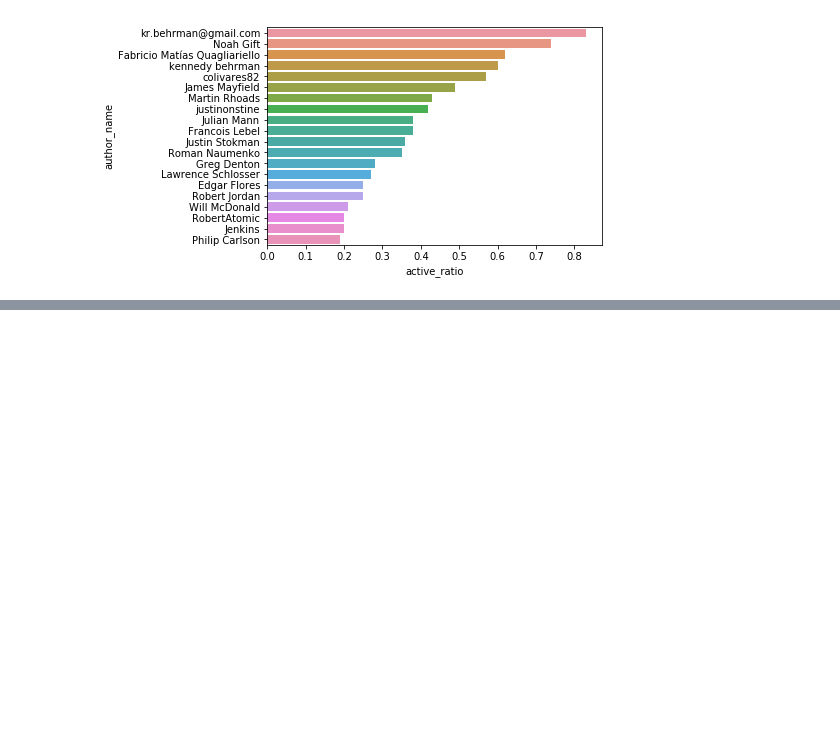
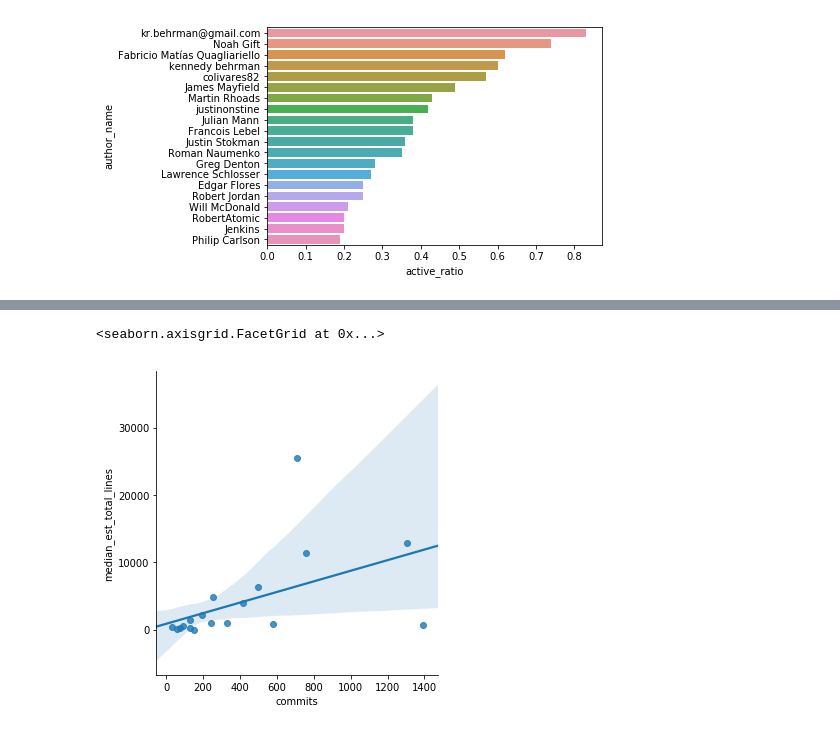
Before and after one commit to noahgift/devml, a Jupyter notebook: notebooks/github_data_exploration-conductor.ipynb, the cells around one changed output, grey strips where cells are left out. Cells and saved outputs as stored; diff of their text form; code cells hidden in the pictures; blank space fills up the shorter version.

```diff
--- a/notebooks/github_data_exploration-conductor.ipynb
+++ b/notebooks/github_data_exploration-conductor.ipynb
@@ -182,0 +348,5 @@ sns.barplot(y="author_name", x="active_ratio", data=df4.head(20))
+# %%
+sns.lmplot(x="commits",y="median_est_total_lines", data=df6)
+# %% [output]
+<seaborn.axisgrid.FacetGrid at 0x...>
+[figure, added]
```
Also changed, not shown: parts of 19 cells of this notebook, 2 other files.
